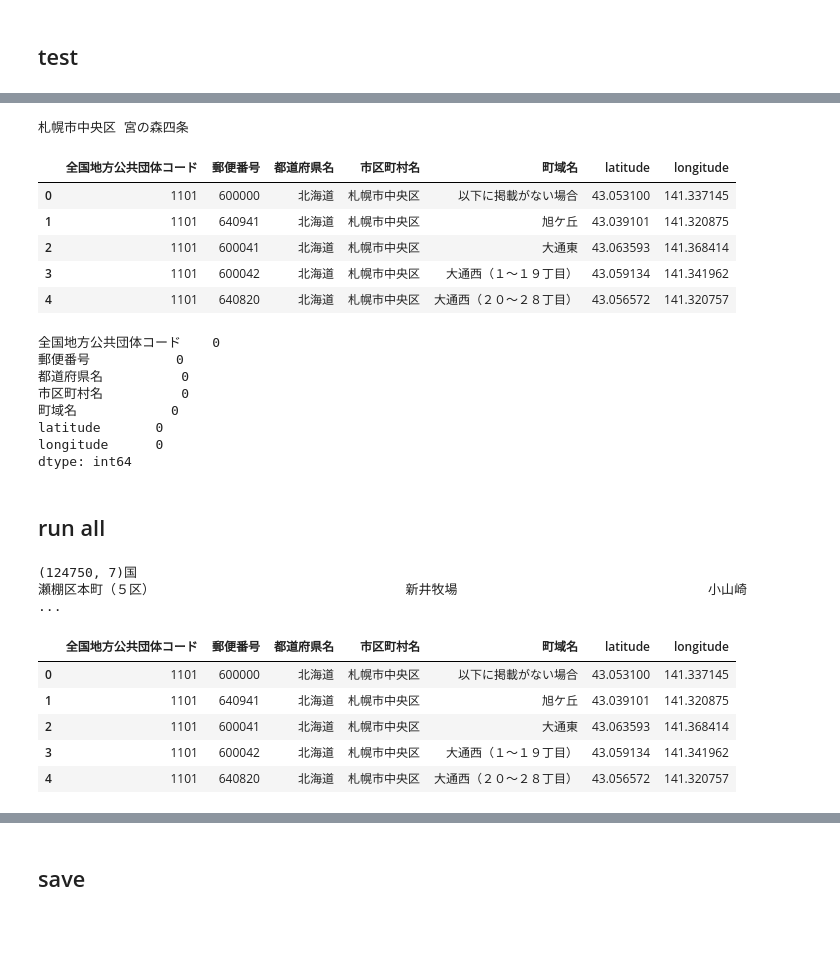
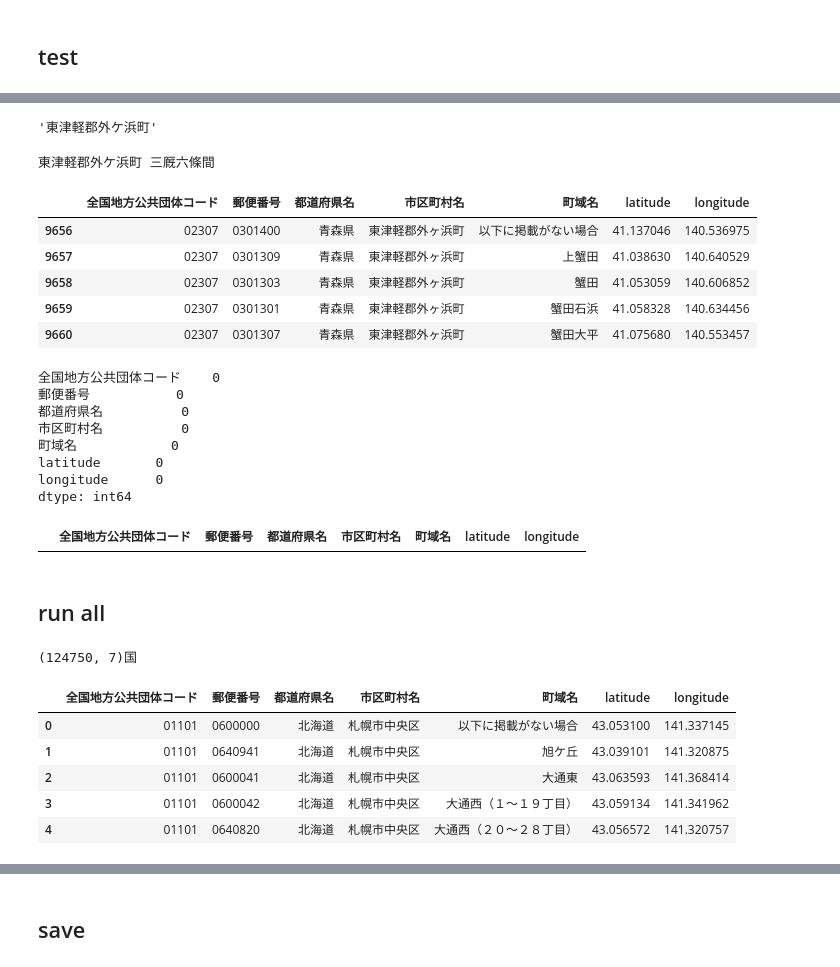
Before and after one commit to newini/zipcode_to_geo, a Jupyter notebook: 03_merge_zipcode_and_latitude_longitude.ipynb, the cells around one changed output, grey strips where cells are left out. Saved outputs shown, nothing was run; the diff lists cells and outputs as text; code cells hidden in the pictures; blank space fills up the shorter version.

```diff
--- a/03_merge_zipcode_and_latitude_longitude.ipynb
+++ b/03_merge_zipcode_and_latitude_longitude.ipynb
@@ -55,7 +113,11 @@ names = [
     "更新の表示",
     "変更理由",
 ]
-zipcode_df = pd.read_csv(filename, encoding='shift-jis', names=names)
+dtype_dict = {
+    "全国地方公共団体コード": str,
+    "郵便番号": str,
+}
+zipcode_df = pd.read_csv(filename, encoding='shift-jis', names=names, dtype=dtype_dict)
 print(zipcode_df.shape)
 zipcode_df.head()
 # %% [output]
@@ -74,7 +136,10 @@ zipcode_df = zipcode_df[use_cols]
 ## latitude longitude
 # %%
 filename = 'data/latitude_longitude.csv'
-latlong_df = pd.read_csv(filename, encoding='ansi')
+dtype_dict = {
+    "市区町村コード": str,
+}
+latlong_df = pd.read_csv(filename, encoding='cp932', dtype=dtype_dict)
 print(latlong_df.shape)
 latlong_df.head()
 # %% [output]
@@ -224,9 +221,31 @@ print(convert_integerstring('１条通'))
+# %%
+shichoson_remap_dict = {
+    '東津軽郡外ヶ浜町': '東津軽郡外ケ浜町',
+    '龍ケ崎市': '龍ヶ崎市',
+    '鎌ケ谷市': '鎌ヶ谷市',
+    '袖ケ浦市': '袖ヶ浦市',
+    '三宅島三宅村': '三宅村',
+    '八丈島八丈町': '八丈町',
+    '糟屋郡須惠町': '糟屋郡須恵町'
+}
+shichoson = '東津軽郡外ヶ浜町'
+if shichoson in shichoson_remap_dict:
+    shichoson = shichoson_remap_dict[shichoson]
+shichoson
+# %% [output]
+'東津軽郡外ケ浜町'
 # %%
+
 def add_latlong(r):
     # init
-    ll_small_df = latlong_df[latlong_df["市区町村名"] == r["市区町村名"]]
+    shichoson = r["市区町村名"]
+    # convert some shichoson
+    if shichoson in shichoson_remap_dict:
+        shichoson = shichoson_remap_dict[shichoson]
+    # get small latitude longitude
+    ll_small_df = latlong_df[latlong_df["市区町村名"] == shichoson]
     choiki = r["町域名"]
-    print(r["市区町村名"], choiki, ' '*30, end='\r')
+    print(shichoson, choiki, ' '*30, end='\r')
     # convert arabia num to kanji num
     choiki = convert_integerstring(choiki)
 
@@ -265,41 +284,45 @@ def add_latlong(r):
                     index_s = temp_ll_df.index[0]
                 # get index end
                 temp_ll_df = ll_match_df[ll_match_df["大字町丁目名"] == choiki+chome_e+"丁目"]
                 # index end:
                 if temp_ll_df.empty:
                     index_e = ll_match_df.index[-1]
                 else:
                     index_e = temp_ll_df.index[0]
                 # print(choiki, index_s, index_e)
                 ll_match_df = ll_match_df.loc[index_s:index_e, :]
 
         # in case of 南郷通（南）'
         else:
             ll_match_df = ll_small_df[ll_small_df["大字町丁目名"].str.contains(choiki)]
 
     if ll_match_df.empty:
         # ll_match_df = ll_small_df[ll_small_df["大字町丁目名"].str.contains(choiki)]
-        print('no result for ', r["市区町村名"], choiki, ' '*30, end='\r')
+        print('no result for ', shichoson, choiki, ' '*30, end='\r')
+        # TODO check if this is correct
+        # In case of '湯沢市' '藤花' not in lat long data, use average
+        ll_match_df = ll_small_df
 
     lat = ll_match_df["緯度"].mean()
     lon = ll_match_df["経度"].mean()
     # print(lat, lon)
     # return lat, lon
     r['latitude'] = lat
     r['longitude'] = lon
     return pd.Series(r)
 
-aa_df = a_df.apply(add_latlong, axis=1)
+temp_df = zipcode_df[zipcode_df["市区町村名"] == '東津軽郡外ヶ浜町']
+aa_df = temp_df.apply(add_latlong, axis=1)
 print()
 aa_df.head()
 # %% [output]
-札幌市中央区 宮の森四条
+東津軽郡外ケ浜町 三厩六條間
 |  | 全国地方公共団体コード | 郵便番号 | 都道府県名 | 市区町村名 | 町域名 | latitude | longitude |
-| 0 | 1101 | 600000 | 北海道 | 札幌市中央区 | 以下に掲載がない場合 | 43.053100 | 141.337145 |
-| 1 | 1101 | 640941 | 北海道 | 札幌市中央区 | 旭ケ丘 | 43.039101 | 141.320875 |
-| 2 | 1101 | 600041 | 北海道 | 札幌市中央区 | 大通東 | 43.063593 | 141.368414 |
-| 3 | 1101 | 600042 | 北海道 | 札幌市中央区 | 大通西（１〜１９丁目） | 43.059134 | 141.341962 |
-| 4 | 1101 | 640820 | 北海道 | 札幌市中央区 | 大通西（２０〜２８丁目） | 43.056572 | 141.320757 |
+| 9656 | 02307 | 0301400 | 青森県 | 東津軽郡外ヶ浜町 | 以下に掲載がない場合 | 41.137046 | 140.536975 |
+| 9657 | 02307 | 0301309 | 青森県 | 東津軽郡外ヶ浜町 | 上蟹田 | 41.038630 | 140.640529 |
+| 9658 | 02307 | 0301303 | 青森県 | 東津軽郡外ヶ浜町 | 蟹田 | 41.053059 | 140.606852 |
+| 9659 | 02307 | 0301301 | 青森県 | 東津軽郡外ヶ浜町 | 蟹田石浜 | 41.058328 | 140.634456 |
+| 9660 | 02307 | 0301307 | 青森県 | 東津軽郡外ヶ浜町 | 蟹田大平 | 41.075680 | 140.553457 |
 # %%
 aa_df.isna().sum()
 # %% [output]
@@ -311,6 +334,10 @@ aa_df.isna().sum()
 latitude       0
 longitude      0
 dtype: int64
+# %%
+aa_df.loc[aa_df.isna().any(axis=1)]
+# %% [output]
+|  | 全国地方公共団体コード | 郵便番号 | 都道府県名 | 市区町村名 | 町域名 | latitude | longitude |
 # %% [markdown]
 ## run all
 # %%
@@ -320,13 +347,13 @@ df = zipcode_df.apply(add_latlong, axis=1)
 print(df.shape)
 df.head()
 # %% [output]
-(124750, 7)国                                                                                               瀬棚区本町（５区）                                新井牧場                                小山崎              ...
+(124750, 7)国
 |  | 全国地方公共団体コード | 郵便番号 | 都道府県名 | 市区町村名 | 町域名 | latitude | longitude |
-| 0 | 1101 | 600000 | 北海道 | 札幌市中央区 | 以下に掲載がない場合 | 43.053100 | 141.337145 |
-| 1 | 1101 | 640941 | 北海道 | 札幌市中央区 | 旭ケ丘 | 43.039101 | 141.320875 |
-| 2 | 1101 | 600041 | 北海道 | 札幌市中央区 | 大通東 | 43.063593 | 141.368414 |
-| 3 | 1101 | 600042 | 北海道 | 札幌市中央区 | 大通西（１〜１９丁目） | 43.059134 | 141.341962 |
-| 4 | 1101 | 640820 | 北海道 | 札幌市中央区 | 大通西（２０〜２８丁目） | 43.056572 | 141.320757 |
+| 0 | 01101 | 0600000 | 北海道 | 札幌市中央区 | 以下に掲載がない場合 | 43.053100 | 141.337145 |
+| 1 | 01101 | 0640941 | 北海道 | 札幌市中央区 | 旭ケ丘 | 43.039101 | 141.320875 |
+| 2 | 01101 | 0600041 | 北海道 | 札幌市中央区 | 大通東 | 43.063593 | 141.368414 |
+| 3 | 01101 | 0600042 | 北海道 | 札幌市中央区 | 大通西（１〜１９丁目） | 43.059134 | 141.341962 |
+| 4 | 01101 | 0640820 | 北海道 | 札幌市中央区 | 大通西（２０〜２８丁目） | 43.056572 | 141.320757 |
 # %%
 df.isna().sum()
 # %% [output]
```
Also changed, not shown: parts of 20 cells of this notebook, 2 other files.
